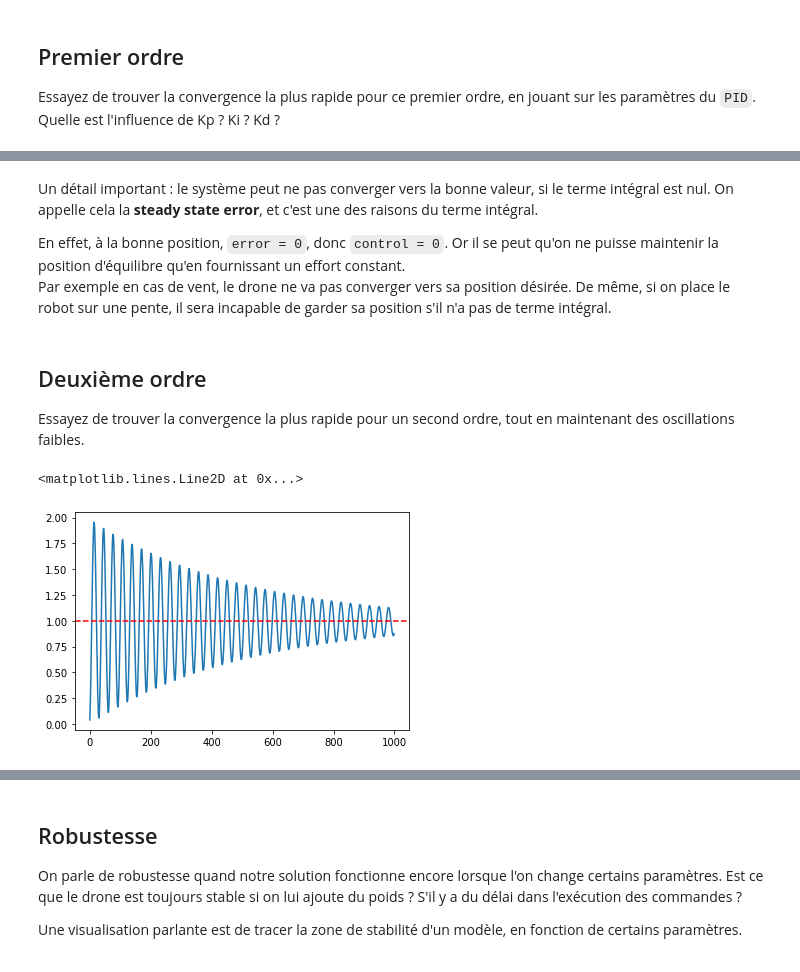
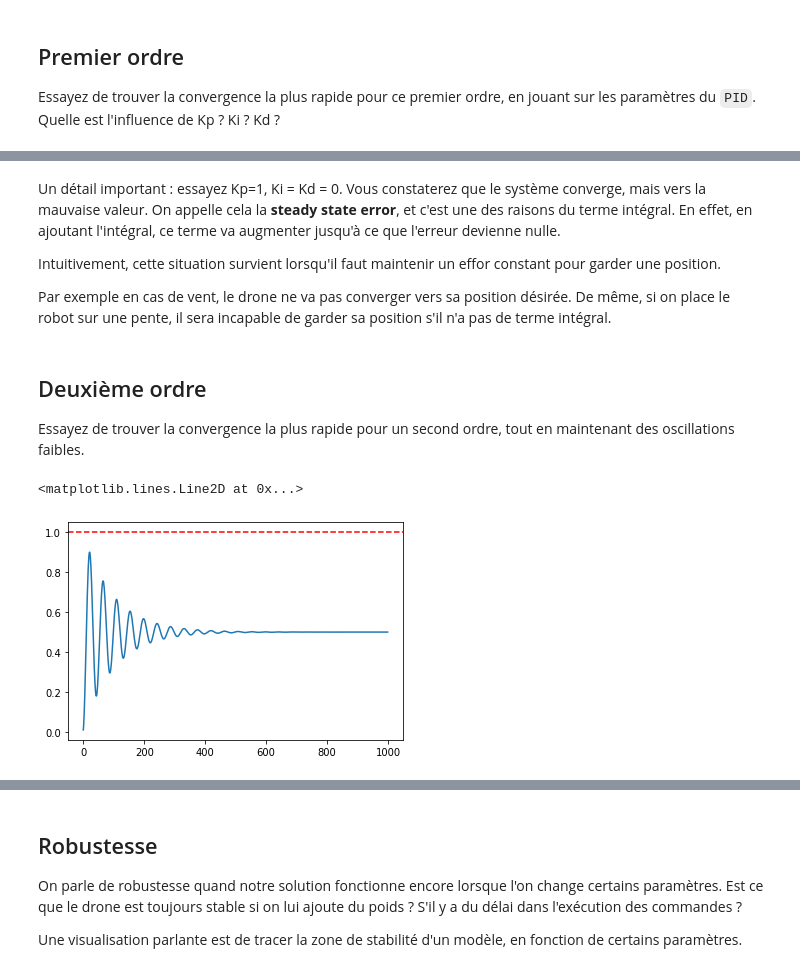
Before and after one commit to GregCornis/PID-presentation, a Jupyter notebook: PID.ipynb, the cells around one changed output, grey strips where cells are left out. Drawn from its saved outputs; the diff is of its cells as text; code cells hidden in the pictures.

```diff
--- a/PID.ipynb
+++ b/PID.ipynb
@@ -98,15 +98,16 @@ plt.axhline(1, color='red', linestyle='--')
 # %% [markdown]
-Un détail important : le système peut ne pas converger vers la bonne valeur, si le terme intégral est nul. On appelle cela la **steady state error**, et c'est une des raisons du terme intégral.
+Un détail important : essayez Kp=1, Ki = Kd = 0. Vous constaterez que le système converge, mais vers la mauvaise valeur. On appelle cela la **steady state error**, et c'est une des raisons du terme intégral. En effet, en ajoutant l'intégral, ce terme va augmenter jusqu'à ce que l'erreur devienne nulle.
 
-En effet, à la bonne position, `error = 0`, donc `control = 0`. Or il se peut qu'on ne puisse maintenir la position d'équilibre qu'en fournissant un effort constant.
+Intuitivement, cette situation survient lorsqu'il faut maintenir un effor constant pour garder une position.
+
 Par exemple en cas de vent, le drone ne va pas converger vers sa position désirée. De même, si on place le robot sur une pente, il sera incapable de garder sa position s'il n'a pas de terme intégral.
 # %% [markdown]
 ## Deuxième ordre
 
 Essayez de trouver la convergence la plus rapide pour un second ordre, tout en maintenant des oscillations faibles.
 # %%
-plt.plot(run_simulation(SecondOrderModel(epsilon=0.1), PID(100, 0.0, 0.)))
+plt.plot(run_simulation(SecondOrderModel(omega=1, epsilon=0.1), PID(1, 0.0, 0.)))
 plt.axhline(1, color='red', linestyle='--')
 # %% [output]
 <matplotlib.lines.Line2D at 0x...>
-[figure, old version]
+[figure, new version]
```
Also changed, not shown: parts of 8 cells of this notebook.
